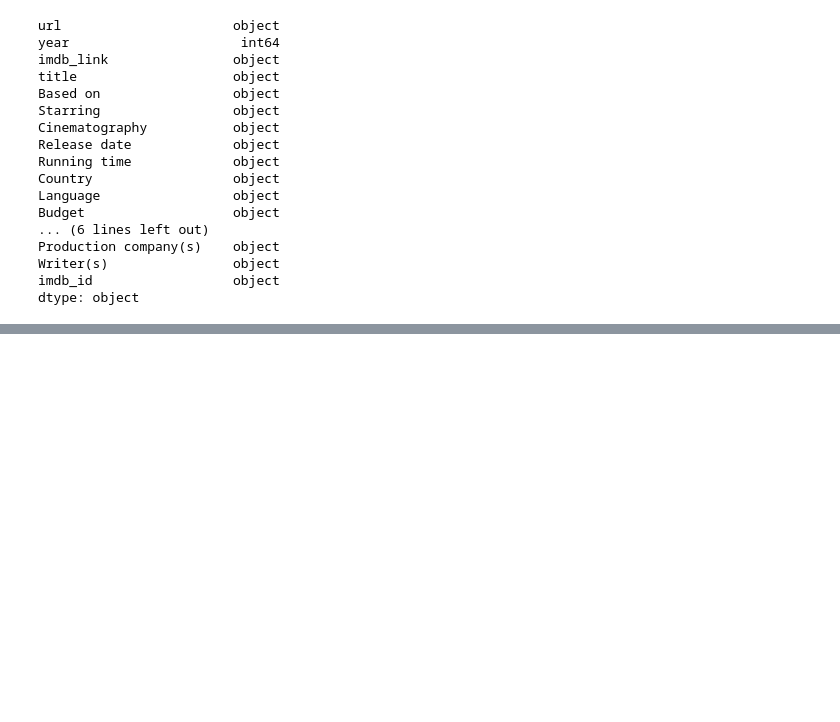
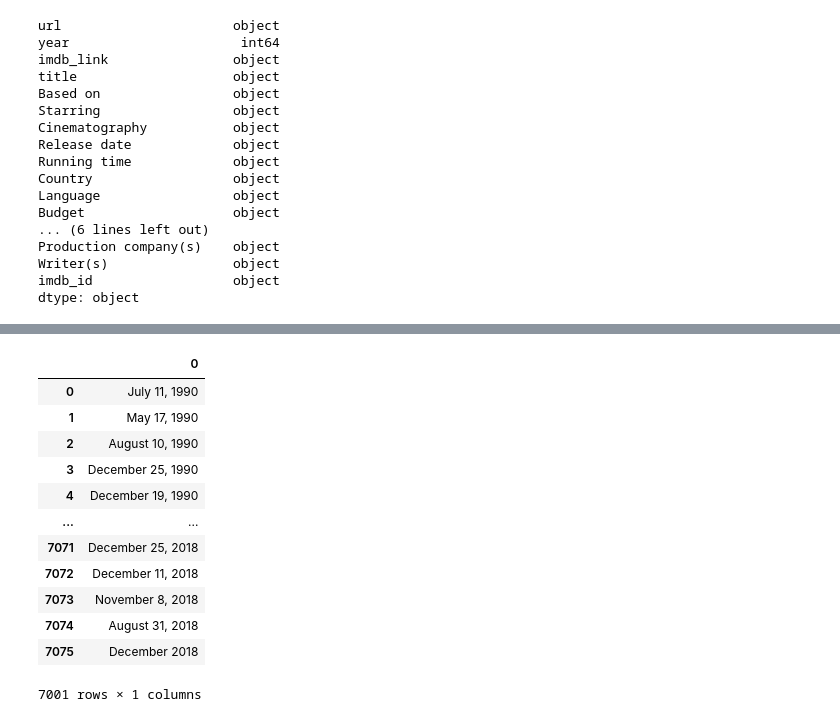
Before and after one commit to eoweed/Movies-ETL, a Jupyter notebook: movie_data.ipynb, the cells around one changed output, grey strips where cells are left out. Drawn from its saved outputs; the diff is of its cells as text; code cells hidden in the pictures; blank space fills up the shorter version.

```diff
--- a/movie_data.ipynb
+++ b/movie_data.ipynb
@@ -243,0 +367,14 @@ box_office = box_office.apply(lambda x: ' '.join(x) if type(x) == list else x)
+# %%
+# drop old 'Box Office' column
+wiki_movies_df.drop('Box office', axis=1, inplace=True)
+# %%
+# Parse the budget data just like we did with Box Office data
+
+# Create budget variable
+budget = wiki_movies_df['Budget'].dropna()
+
+# Convert any lists to strings
+budget = budget.map(lambda x: ' '.join(x) if type(x) == list else x)
+
+# Remove values between $ and - for values in a range
+budget = budget.str.replace(r'\$.*[-—–](?![a-z])', '$', regex=True)
@@ -243,0 +406,5 @@ box_office = box_office.apply(lambda x: ' '.join(x) if type(x) == list else x)
+# %%
+# Remove citations from budget
+# Replace numbers in brackets with nothing
+budget = budget.str.replace(r'\[\d+\]\s*', '')
+budget[~matches_form_one & ~matches_form_two]
@@ -243,0 +429,31 @@ box_office = box_office.apply(lambda x: ' '.join(x) if type(x) == list else x)
+# %%
+# Use parse_dollars function on budget data
+# create new budget column
+wiki_movies_df['budget'] = budget.str.extract(f'({form_one}|{form_two})', flags=re.IGNORECASE)[0].apply(parse_dollars)
+
+# Drop old budget column
+wiki_movies_df.drop('Budget', axis=1, inplace=True)
+# %%
+# Parse 'Release Date' data
+release_date = wiki_movies_df['Release date'].dropna().apply(lambda x: ' '.join(x) if type(x) == list else x)
+
+date_form_one = r'(?:January|February|March|April|May|June|July|August|September|October|November|December)\s[123]?\d,\s\d{4}'
+date_form_two = r'\d{4}.[01]\d.[0123]\d'
+date_form_three = r'(?:January|February|March|April|May|June|July|August|September|October|November|December)\s\d{4}'
+date_form_four = r'\d{4}'
+
+release_date.str.extract(f'({date_form_one}|{date_form_two}|{date_form_three}|{date_form_four})', flags=re.IGNORECASE)
+# %% [output]
+|  | 0 |
+| 0 | July 11, 1990 |
+| 1 | May 17, 1990 |
+| 2 | August 10, 1990 |
+| 3 | December 25, 1990 |
+| 4 | December 19, 1990 |
+| ... | ... |
+| 7071 | December 25, 2018 |
+| 7072 | December 11, 2018 |
+| 7073 | November 8, 2018 |
+| 7074 | August 31, 2018 |
+| 7075 | December 2018 |
+7001 rows × 1 columns
```
Also changed, not shown: parts of 16 cells of this notebook.
